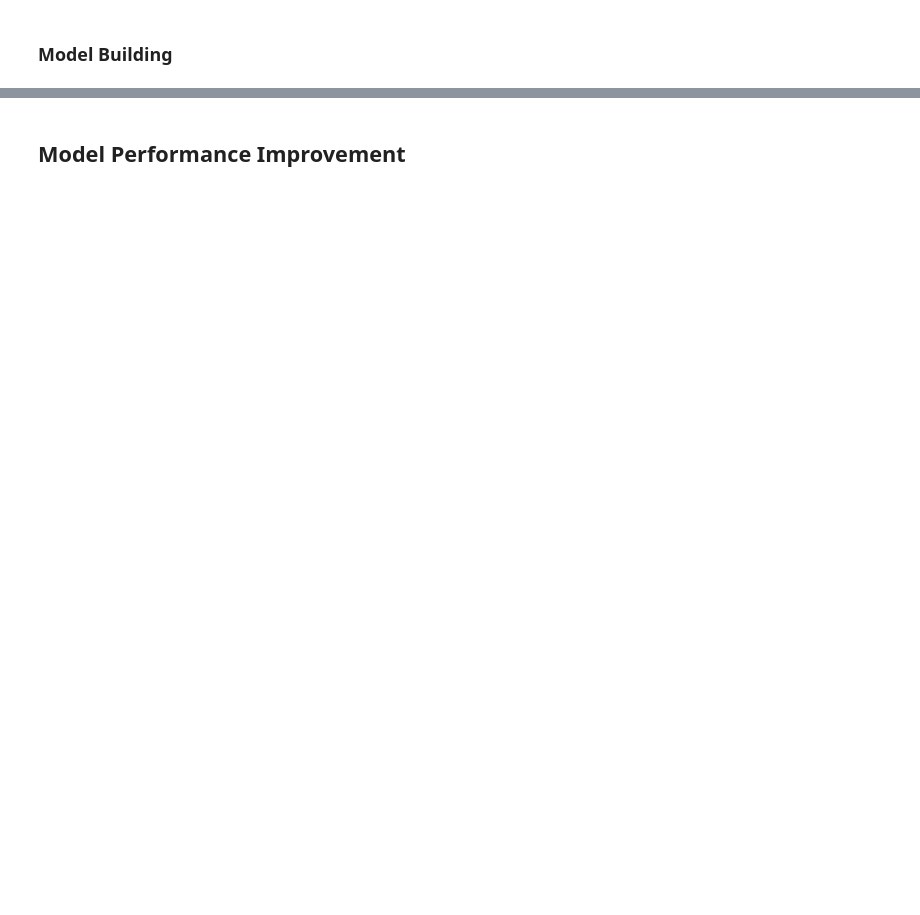
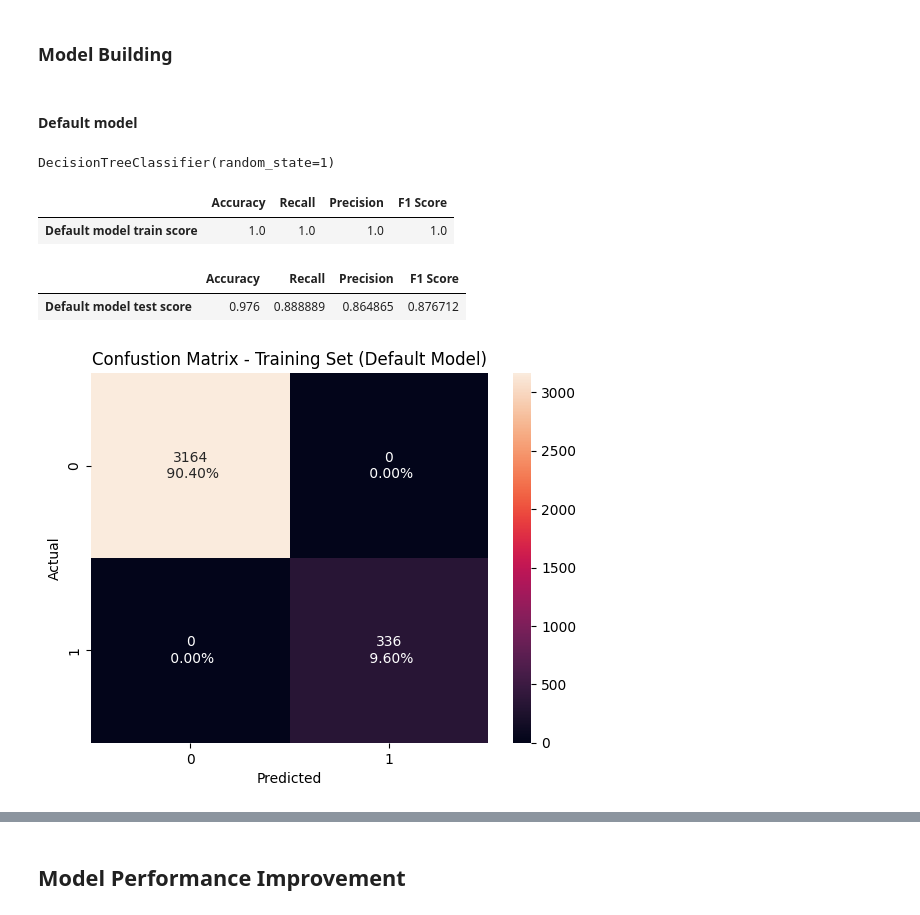
Before and after one commit to sheikhomer/PersonalLoanCampaignModel, a Jupyter notebook: AIML_ML_Project_full_code_notebook.ipynb, the cells around one changed output, grey strips where cells are left out. Cells and saved outputs as stored; diff of their text form; code cells hidden in the pictures; blank space fills up the shorter version.

```diff
--- a/AIML_ML_Project_full_code_notebook.ipynb
+++ b/AIML_ML_Project_full_code_notebook.ipynb
@@ -745,2 +765,26 @@ Name: proportion, dtype: float64
+# %%
+def model_performance(estimator, X, y):
+  y_pred = estimator.predict(X)
+  accuracy = accuracy_score(y, y_pred)
+  recall = recall_score(y, y_pred)
+  precision = precision_score(y, y_pred)
+  f1 = f1_score(y, y_pred)
+  df = pd.DataFrame([accuracy, recall, precision, f1], index=['Accuracy', 'Recall', 'Precision', 'F1 Score'], columns=['Score'])
+  return df.T
+
+def confusion_matrix_plot(estimator, X, y, title = 'Confusion Matrix'):
+  y_pred = estimator.predict(X)
+  cm = confusion_matrix(y, y_pred)
+  labels = np.asarray(
+        [
+           ["{0:0.0f}".format(item) + "\n {0:.2%}".format((item)/cm.flatten().sum())]
+           for item in cm.flatten()
+        ]
+    ).reshape(2,2)
+  sns.heatmap(cm, annot=labels, fmt="")
+  plt.title(title)
+  plt.xlabel('Predicted')
+  plt.ylabel('Actual')
+  plt.show()
 # %% [markdown]
 ### Model Building
@@ -746,0 +815,29 @@ Name: proportion, dtype: float64
+# %%
+RS = 1 # random state
+# %% [markdown]
+#### Default model
+# %%
+# decision tree model with all features
+model_default = DecisionTreeClassifier(random_state=RS)
+model_default.fit(X_train, y_train)
+# %% [output]
+DecisionTreeClassifier(random_state=1)
+# %%
+# Performance on train set
+model_default_train_perf = model_performance(model_default, X_train, y_train)
+model_default_train_perf.index.values[0] = 'Default model train score'
+model_default_train_perf
+# %% [output]
+|  | Accuracy | Recall | Precision | F1 Score |
+| Default model train score | 1.0 | 1.0 | 1.0 | 1.0 |
+# %%
+model_default_test_perf = model_performance(model_default, X_test, y_test)
+model_default_test_perf.index.values[0] = 'Default model test score'
+model_default_test_perf
+# %% [output]
+|  | Accuracy | Recall | Precision | F1 Score |
+| Default model test score | 0.976 | 0.888889 | 0.864865 | 0.876712 |
+# %%
+confusion_matrix_plot(model_default, X_train, y_train, title = 'Confustion Matrix - Training Set (Default Model)')
+# %% [output]
+[figure, added]
```
Also changed, not shown: parts of 30 cells of this notebook.
